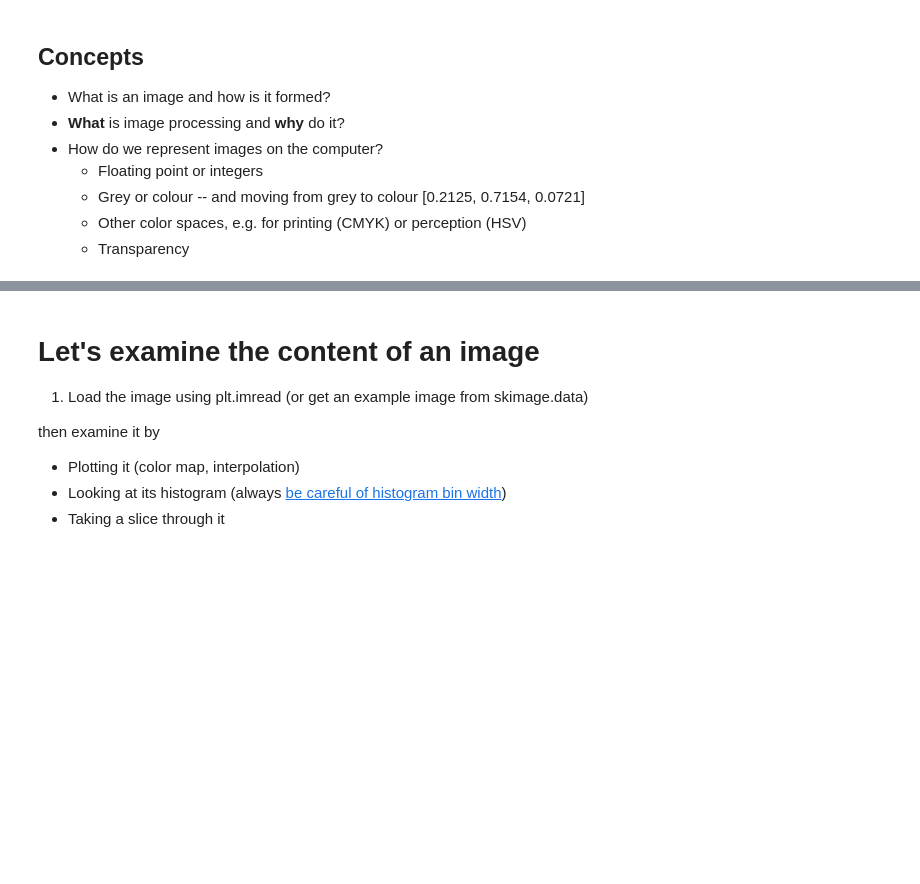
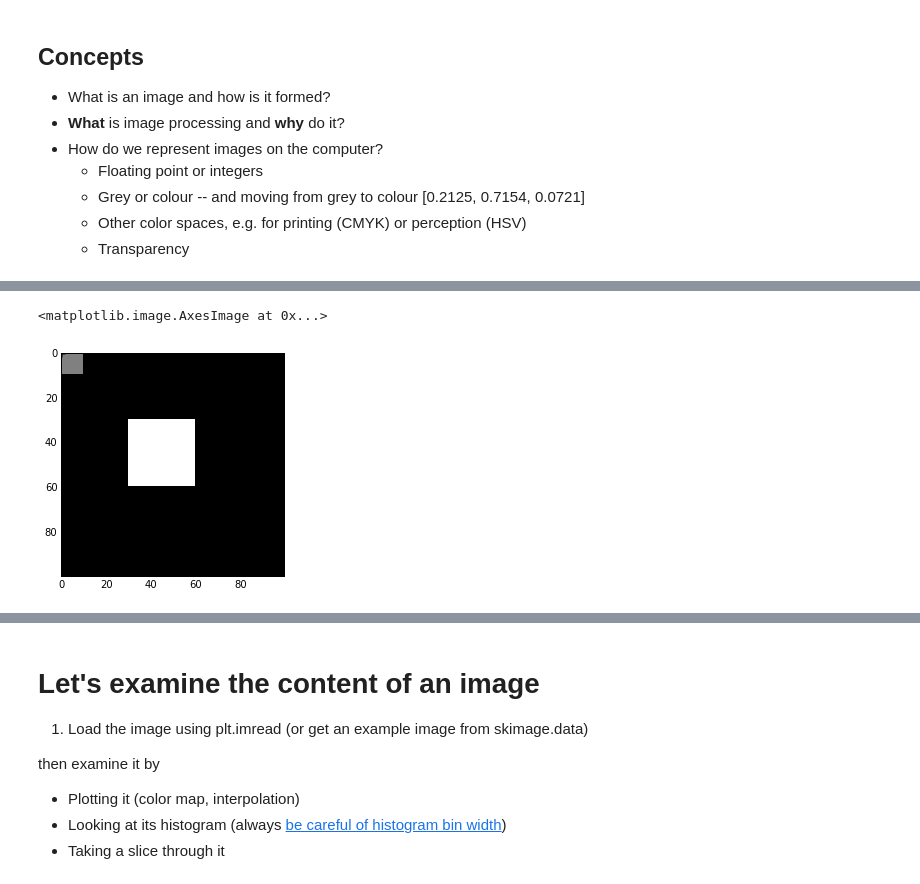
Before and after one commit to stefanv/aims2014, a Jupyter notebook: image_processing_intro.ipynb, the cells around one changed output, grey strips where cells are left out. Cells and saved outputs as stored; diff of their text form; code cells hidden in the pictures; blank space fills up the shorter version.

Commit message:
Add cells from first part of image proc lecture

```diff
--- a/image_processing_intro.ipynb
+++ b/image_processing_intro.ipynb
@@ -13,3 +13,10 @@ from where I borrowed some of the exercises below.
   - Grey or colour -- and moving from grey to colour [0.2125, 0.7154, 0.0721]
   - Other color spaces, e.g. for printing (CMYK) or perception (HSV)
   - Transparency
+# %%
+image = np.zeros((100, 100)).astype(int)
+
+image[30:60, 30:60] = 255
+image[:10, :10] = 128
+
+print image
@@ -15,0 +31,6 @@ from where I borrowed some of the exercises below.
+# %%
+plt.imshow(image, cmap='gray', interpolation='nearest',
+           vmin=0, vmax=255)
+# %% [output]
+<matplotlib.image.AxesImage at 0x...>
+[figure, added]
```
Also changed, not shown: parts of 13 cells of this notebook, 1 other file.
